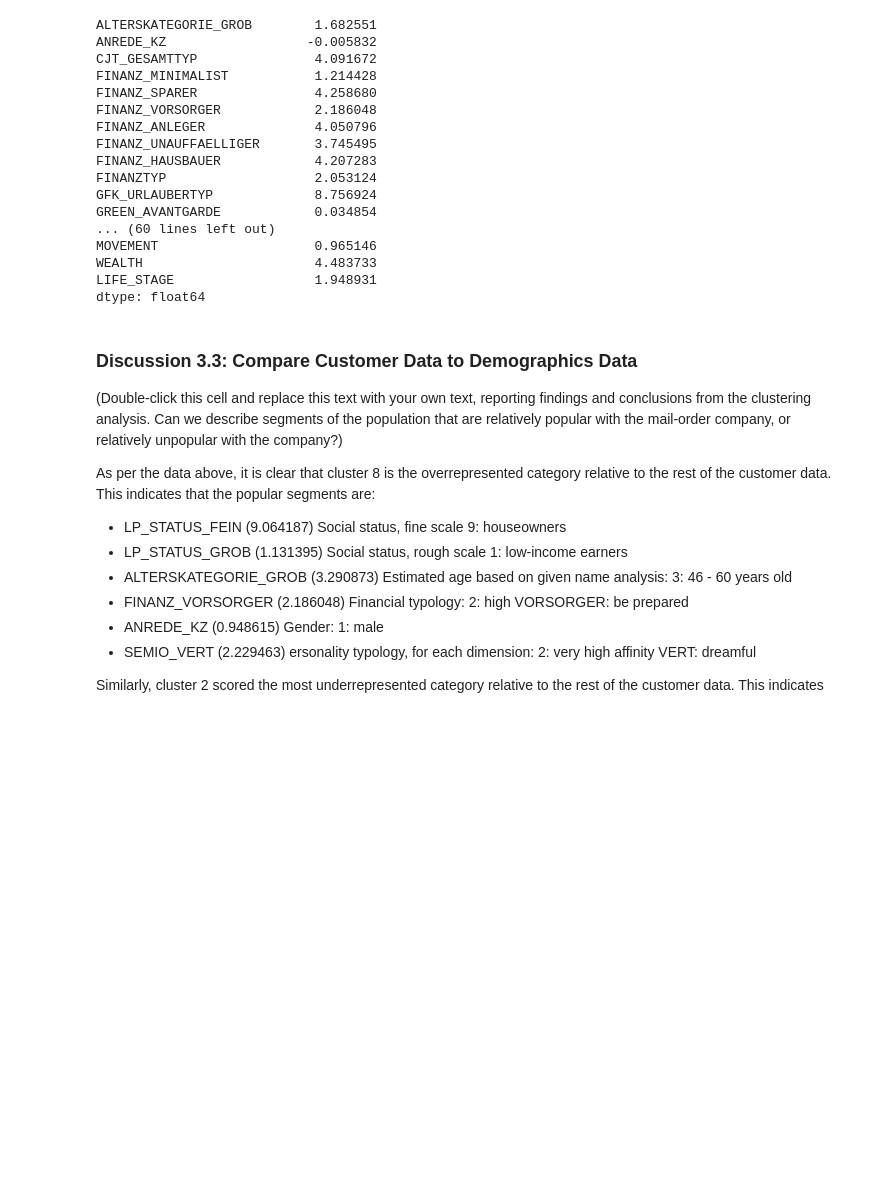
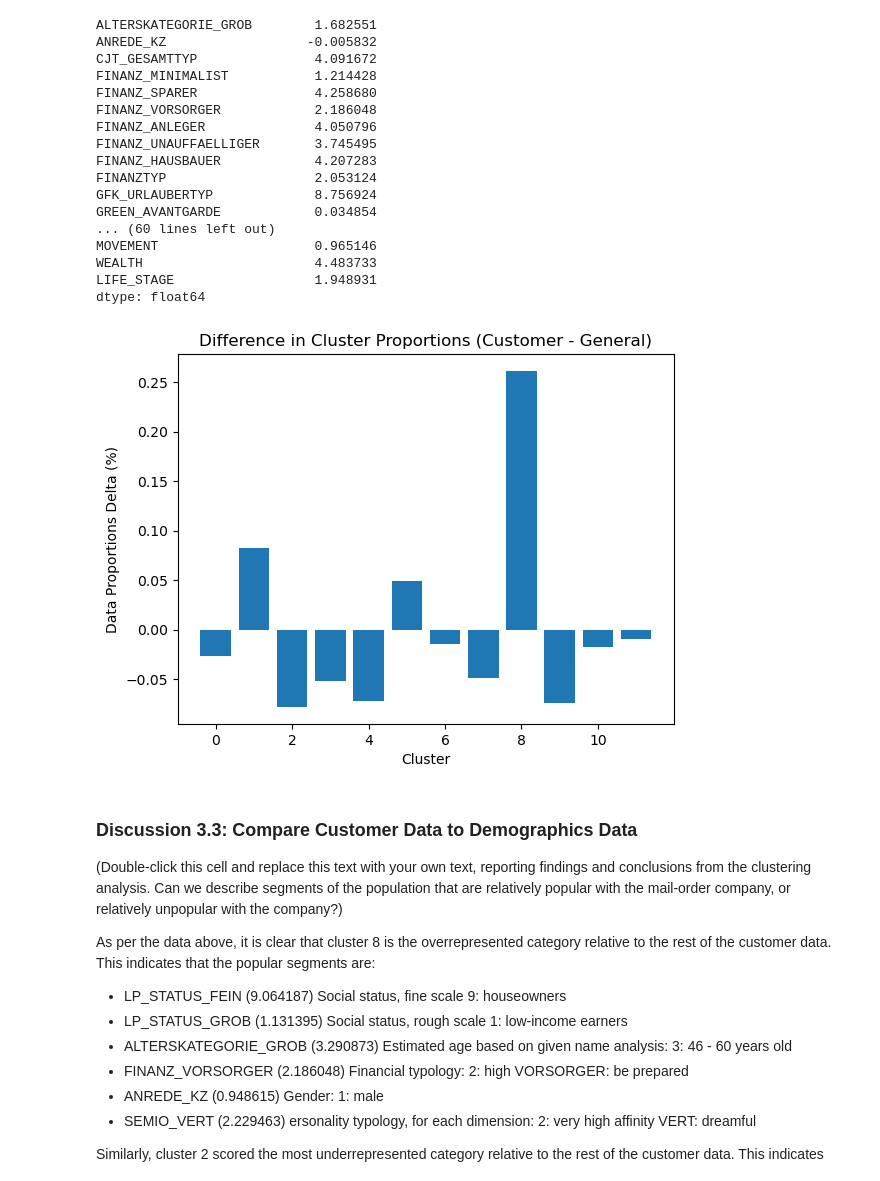
Before and after one commit to fayezalkh/Project-Identify-Customer-Segments, a Jupyter notebook: Identify_Customer_Segments.ipynb, the cells around one changed output. Drawn from its saved outputs; the diff is of its cells as text; code cells hidden in the pictures; blank space fills up the shorter version.

```diff
--- a/Identify_Customer_Segments.ipynb
+++ b/Identify_Customer_Segments.ipynb
@@ -1247,6 +1270,14 @@ MOVEMENT                    0.965146
 WEALTH                      4.483733
 LIFE_STAGE                  1.948931
 dtype: float64
+# %%
+Difference_in_clust = counts - counts1;
+plt.bar(unique, Difference_in_clust);
+plt.title('Difference in Cluster Proportions (Customer - General)');
+plt.ylabel('Data Proportions Delta (%)');
+plt.xlabel('Cluster');
+# %% [output]
+[figure, added]
 # %% [markdown]
 ### Discussion 3.3: Compare Customer Data to Demographics Data
 
```
Also changed, not shown: parts of 2 cells of this notebook.
